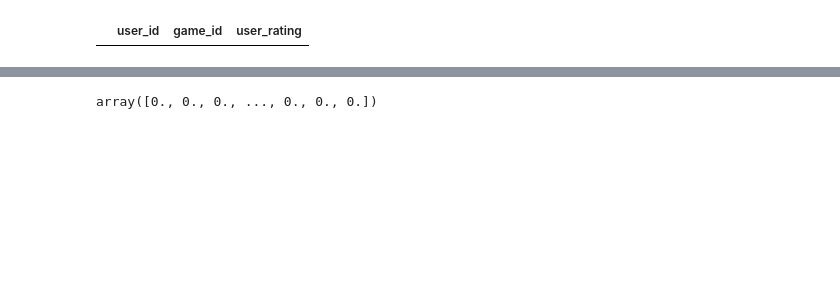
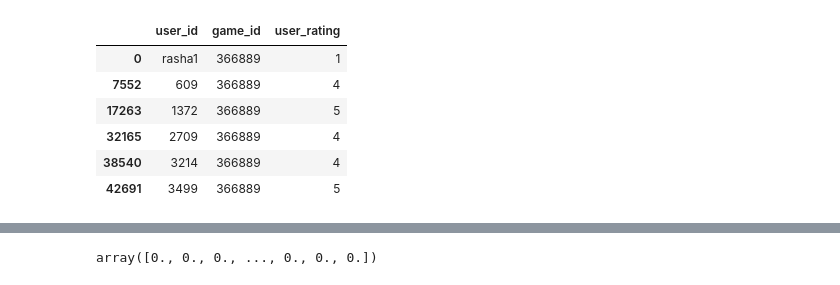
Before and after one commit to Agnes-Lain/game_one, a Jupyter notebook: mag_knn_model.ipynb, the cells around one changed output, grey strips where cells are left out. Drawn from its saved outputs; the diff is of its cells as text; code cells hidden in the pictures; blank space fills up the shorter version.

```diff
--- a/mag_knn_model.ipynb
+++ b/mag_knn_model.ipynb
@@ -35,7 +34,13 @@ rating_df
 # %%
-rating_df[rating_df['game_id'] == 256]
+rating_df[rating_df['game_id'] == 366889]
 # %% [output]
 |  | user_id | game_id | user_rating |
+| 0 | rasha1 | 366889 | 1 |
+| 7552 | 609 | 366889 | 4 |
+| 17263 | 1372 | 366889 | 5 |
+| 32165 | 2709 | 366889 | 4 |
+| 38540 | 3214 | 366889 | 4 |
+| 42691 | 3499 | 366889 | 5 |
 # %%
 rating_df.head(20)
 # %% [output]
```
Also changed, not shown: parts of 42 cells of this notebook, 8 other files.
